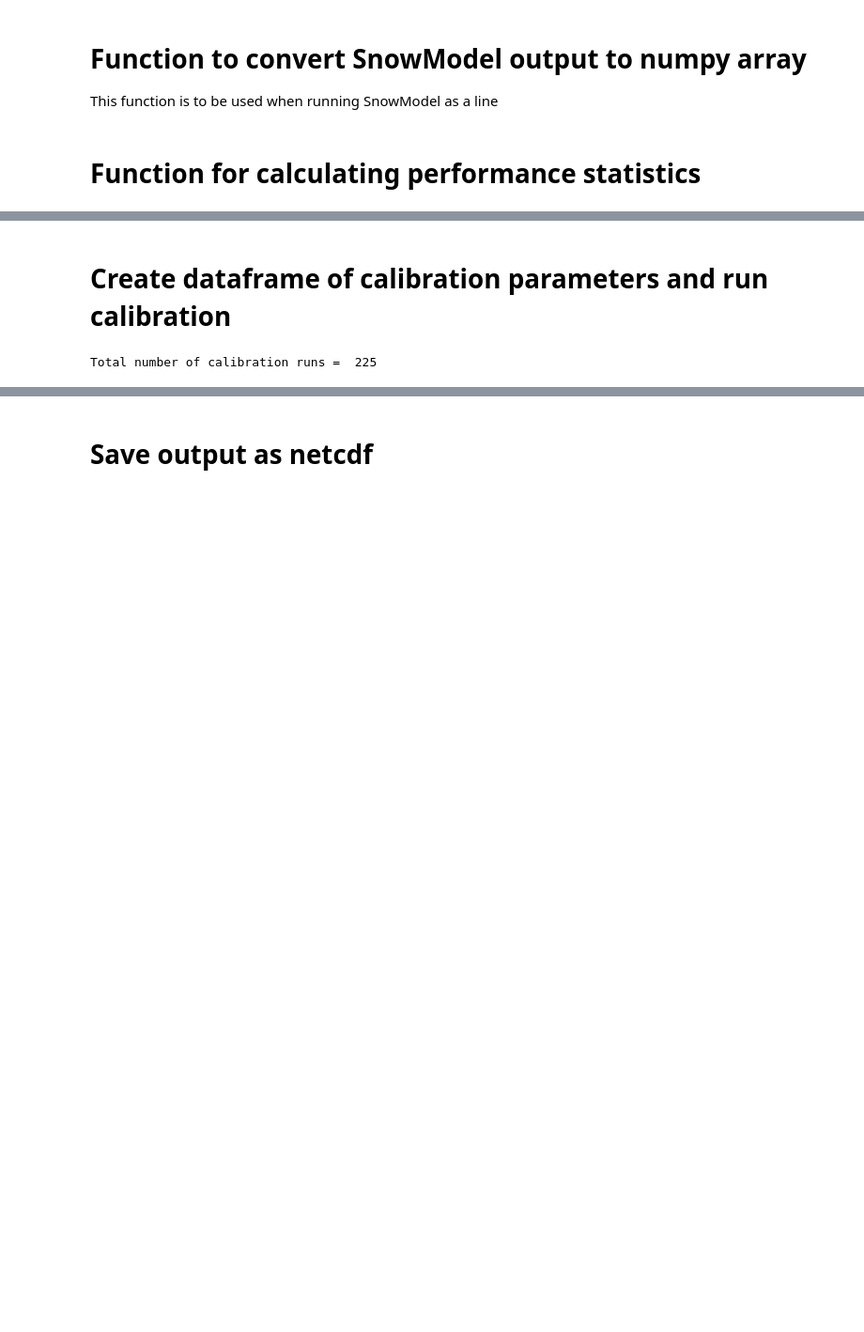
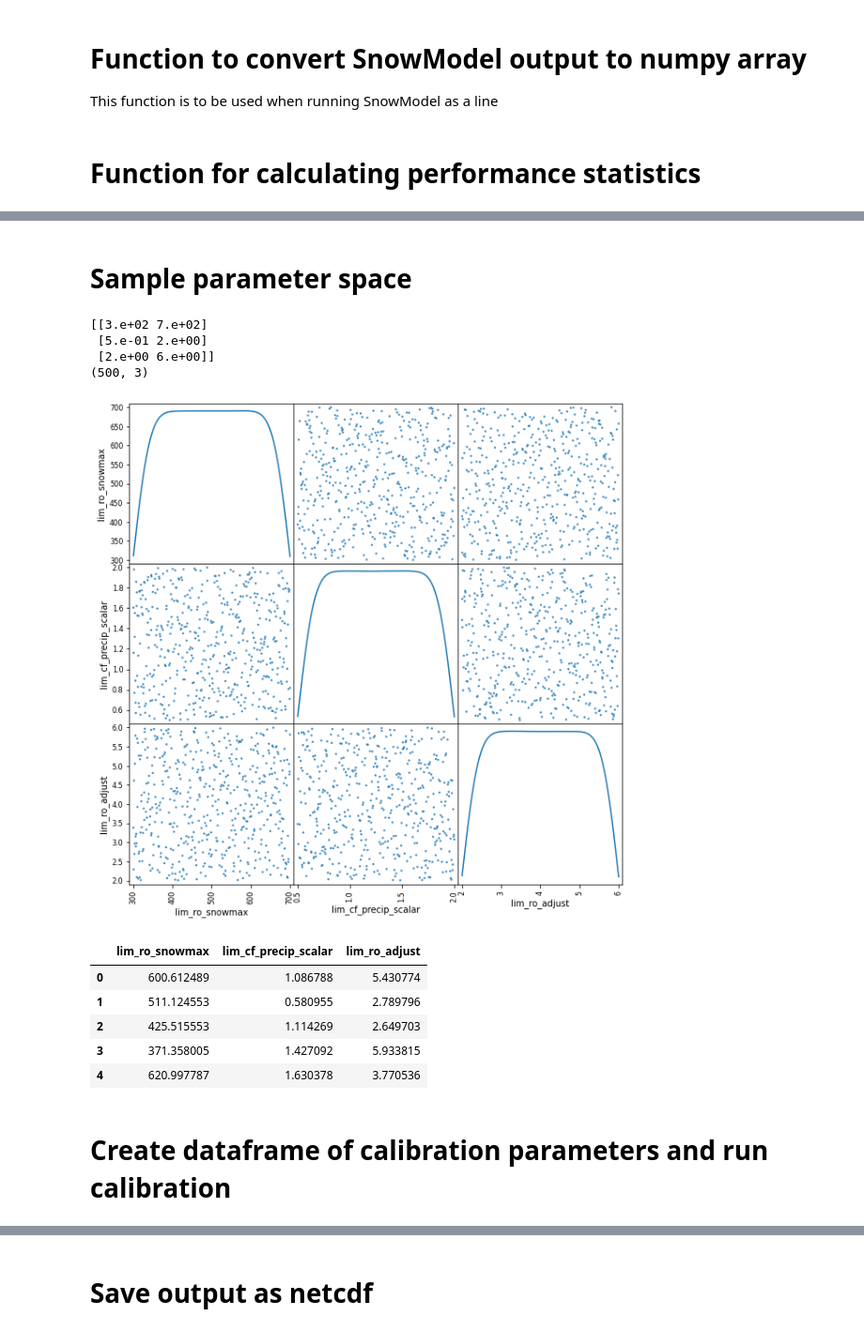
Before and after one commit to snowmodel-tools/calibration_python, a Jupyter notebook: Calibrate_SnowModel.ipynb, the cells around one changed output, grey strips where cells are left out. Shown: that part at 94% size. Drawn from its saved outputs; the diff is of its cells as text; code cells hidden in the pictures; blank space fills up the shorter version.

```diff
--- a/Calibrate_SnowModel.ipynb
+++ b/Calibrate_SnowModel.ipynb
@@ -225,18 +288,49 @@ swe_stats = calc_metrics()
+# %% [markdown]
+# Sample parameter space
+# %%
+# generate parameter sets using latin hypercube sampling
+
+import numpy as np
+import matplotlib.pyplot as plt
+import pandas as pd
+from smt.sampling_methods import LHS
+
+# set sampling range for each parameter
+
+
+lim_ro_snowmax=[300,700]
+
+lim_cf_precip_scalar=[.5,2]
+# add cf_precip_flag = 3
+lim_ro_adjust=[2,6]
+
+xlimits = np.array([lim_ro_snowmax, lim_cf_precip_scalar, lim_ro_adjust])
+print (xlimits)
+
+# 'maximin' : maximize the minimum distance between sampled points
+sampling = LHS(xlimits=xlimits,criterion='maximin')
+# set the number of parameter sets
+num = 500
+x = sampling(num)
+print(x.shape)
+
+# Pairs plot to visualize sampled space.
+data = pd.DataFrame(x,columns=['lim_ro_snowmax', 'lim_cf_precip_scalar', 'lim_ro_adjust'])
+fig = pd.plotting.scatter_matrix(data, figsize=(10,10), marker = 'o', diagonal='kde', s = 6, alpha = 0.8)
+plt.show()
+data.head()
+#np.savetxt('parametersets.txt', x, delimiter=' ',fmt='%1.4f')
+# %% [output]
+[[3.e+02 7.e+02]
+ [5.e-01 2.e+00]
+ [2.e+00 6.e+00]]
+(500, 3)
+[figure, added]
+|  | lim_ro_snowmax | lim_cf_precip_scalar | lim_ro_adjust |
+| 0 | 600.612489 | 1.086788 | 5.430774 |
+| 1 | 511.124553 | 0.580955 | 2.789796 |
+| 2 | 425.515553 | 1.114269 | 2.649703 |
+| 3 | 371.358005 | 1.427092 | 5.933815 |
+| 4 | 620.997787 | 1.630378 | 3.770536 |
 # %% [markdown]
 # Create dataframe of calibration parameters and run calibration
-# %%
-#Calibration parameters
-
-ro_snowmax=arange(float(base ['ro_snowmax'][0])-250,
-                  float(base ['ro_snowmax'][0])+200,50)
-
-cf_precip_scalar=arange(float(base ['cf_precip_scalar'][0])-.3,
-                        float(base ['cf_precip_scalar'][0])+.2,.1)
-# add cf_precip_flag = 3
-ro_adjust=arange(float(base ['ro_adjust'][0])-2,
-                 float(base ['ro_adjust'][0])+3,1)
-
-Total_runs = len(ro_snowmax)*len(cf_precip_scalar)*len(ro_adjust)
-print('Total number of calibration runs = ',Total_runs)
-# %% [output]
-Total number of calibration runs =  225
```
Also changed, not shown: parts of 37 cells of this notebook, 4 other files.
